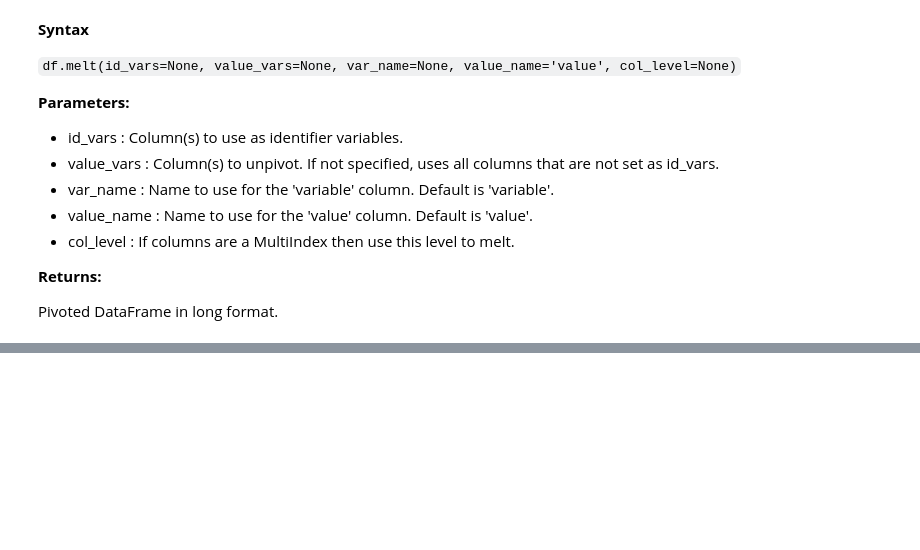
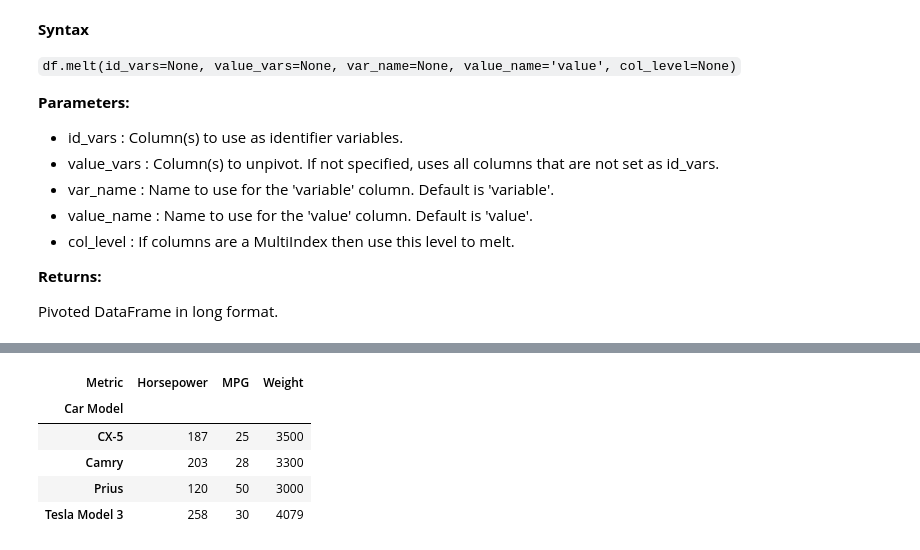
Before and after one commit to hewp84/CRT420, a Jupyter notebook: Week 3/Pandas_5.ipynb, the cells around one changed output, grey strips where cells are left out. Saved outputs shown, nothing was run; the diff lists cells and outputs as text; code cells hidden in the pictures; blank space fills up the shorter version.

```diff
--- a/Week 3/Pandas_5.ipynb
+++ b/Week 3/Pandas_5.ipynb
@@ -412,0 +486,10 @@ melted_df
+# %%
+repivotting = melted_df.pivot(index='Car Model', columns='Metric', values='Value')
+repivotting
+# %% [output]
+| Metric | Horsepower | MPG | Weight |
+| Car Model |  |  |  |
+| CX-5 | 187 | 25 | 3500 |
+| Camry | 203 | 28 | 3300 |
+| Prius | 120 | 50 | 3000 |
+| Tesla Model 3 | 258 | 30 | 4079 |
```
Also changed, not shown: parts of 5 cells of this notebook, 4 other files.
